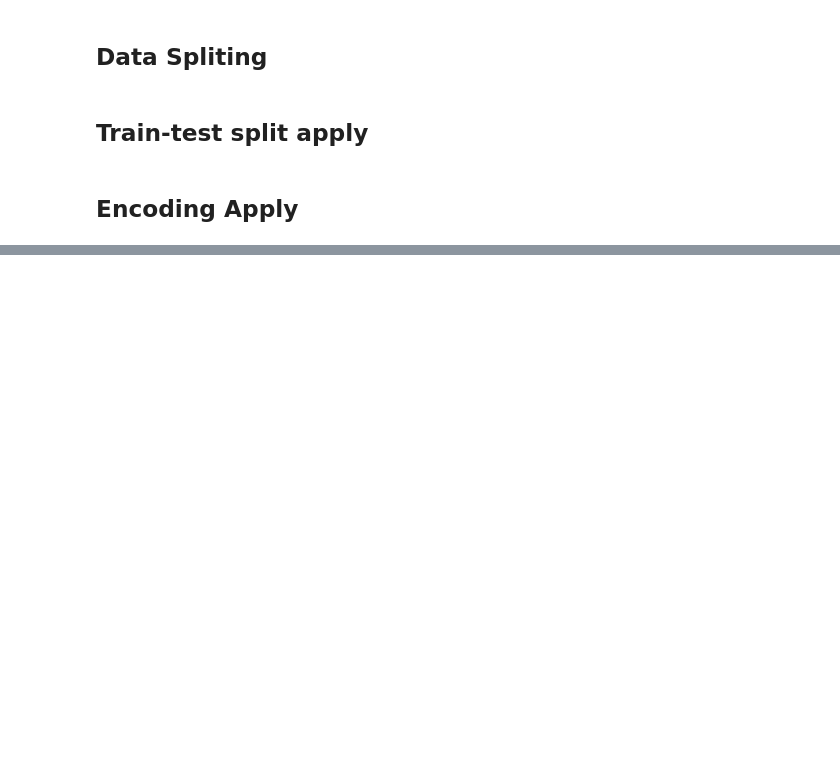
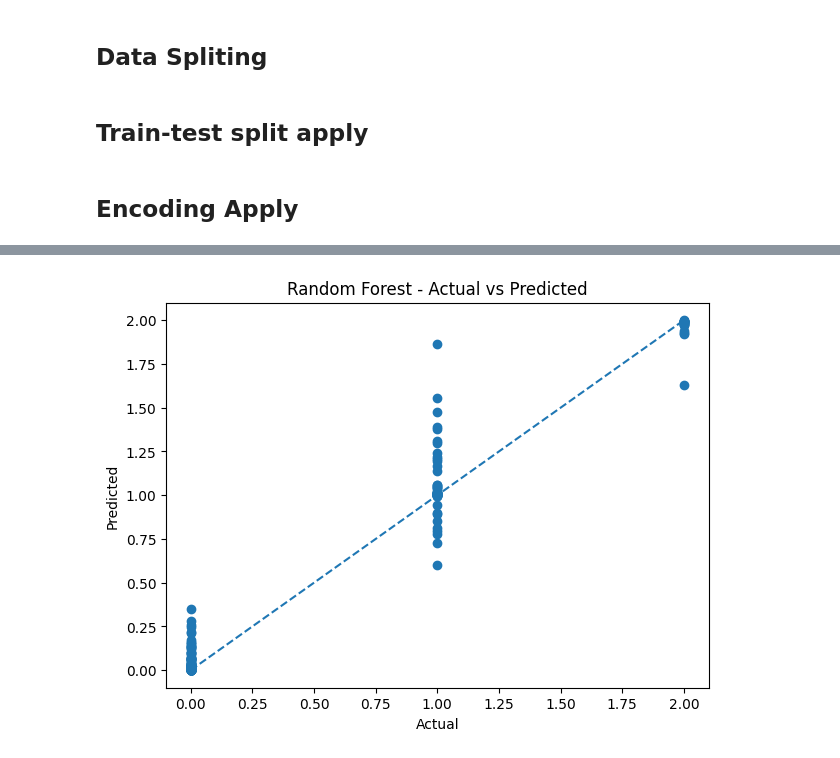
Before and after one commit to samifahim07/FitCoach-AI-Personal-Workout-Intelligence-System, a Jupyter notebook: fitcoach_ai(regression).ipynb, the cells around one changed output, grey strips where cells are left out. Cells and saved outputs as stored; diff of their text form; code cells hidden in the pictures; blank space fills up the shorter version.

```diff
--- a/fitcoach_ai(regression).ipynb
+++ b/fitcoach_ai(regression).ipynb
@@ -129,3 +129,76 @@ for column in categorical_columns:
 
     xtrain.drop(column, axis=1, inplace=True)
     xtest.drop(column, axis=1, inplace=True)
+# %%
+# Random Forest Regressor
+
+rf = RandomForestRegressor(random_state=42)
+
+rf_param_grid = {
+    'n_estimators': [100, 200],
+    'max_depth': [None, 10, 20],
+    'min_samples_split': [2, 5],
+    'min_samples_leaf': [1, 2]
+}
+
+rf_grid = GridSearchCV(
+    rf,
+    rf_param_grid,
+    cv=5,
+    scoring='r2',
+    n_jobs=-1
+)
+
+model_rf = rf_grid.fit(xtrain, ytrain)
+
+# Best Parameters
+
+print("Best Parameters For Random Forest:")
+print(model_rf.best_params_)
+print("\n")
+
+# Training Score
+
+print("Training Score For Random Forest :",model_rf.score(xtrain, ytrain) * 100)
+
+# Testing Score
+
+print("Testing Score For Random Forest :",model_rf.score(xtest, ytest) * 100)
+
+# Predictions
+ytest_pred = model_rf.predict(xtest)
+
+# R2 Score
+r2_rf = r2_score(ytest, ytest_pred)
+print("R2 Score :", r2_rf)
+
+# MAE
+mae_rf = mean_absolute_error(ytest, ytest_pred)
+
+print("MAE :", mae_rf)
+
+# MSE
+mse_rf = mean_squared_error(ytest, ytest_pred)
+
+print("MSE :", mse_rf)
+
+# RMSE
+rmse_rf = np.sqrt(mse_rf)
+print("RMSE :", rmse_rf)
+print("\n")
+
+# Actual vs Predicted
+
+plt.figure(figsize=(7, 5))
+plt.scatter(ytest, ytest_pred)
+plt.plot(
+    [ytest.min(), ytest.max()],
+    [ytest.min(), ytest.max()],
+    '--'
+)
+
+plt.xlabel("Actual")
+plt.ylabel("Predicted")
+plt.title("Random Forest - Actual vs Predicted")
+plt.show()
+# %% [output]
@@ -131,0 +215 @@ for column in categorical_columns:
+[figure, added]
```
Also changed, not shown: parts of 1 cell of this notebook.
